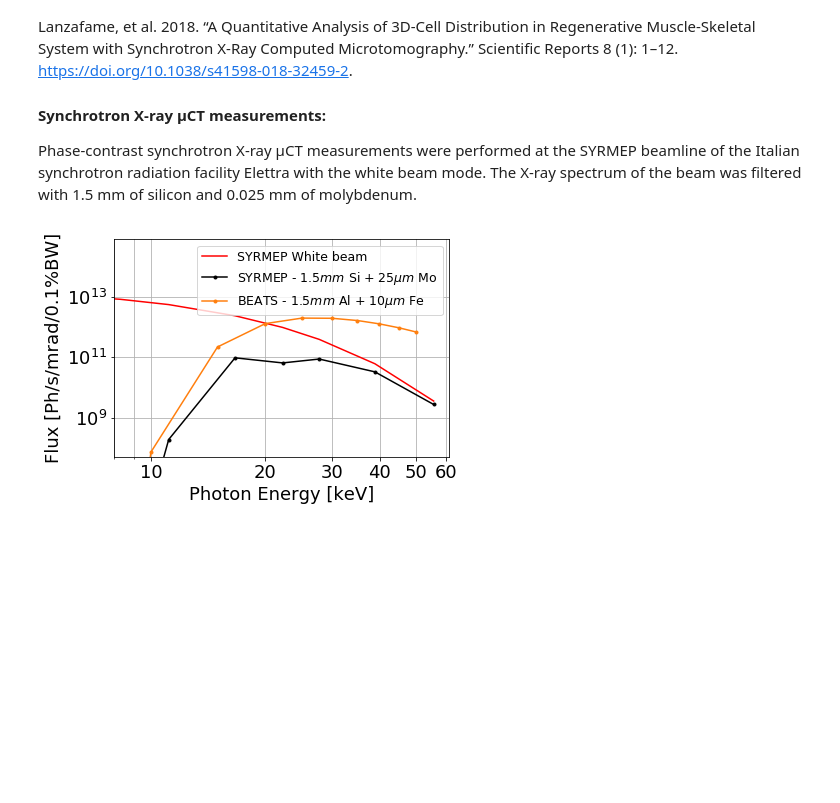
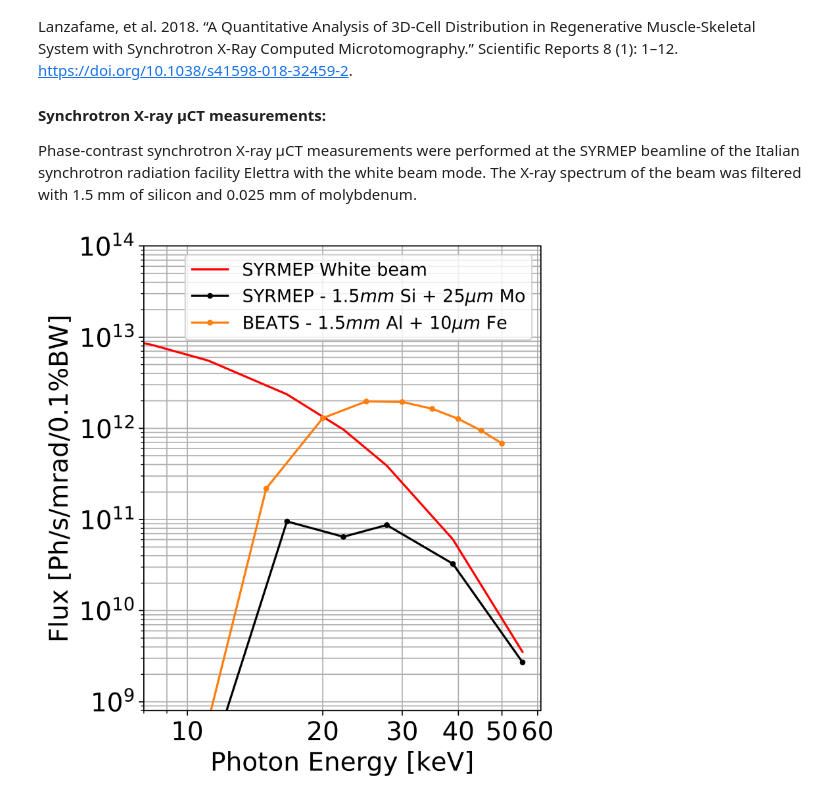
Before and after one commit to gianthk/BEATS_raytracing, a Jupyter notebook: BEATS_TDR-Chapter_07f_Optics_Raytracing-PinkBeamFlux-PCI.ipynb, the cells around one changed output. Saved outputs shown, nothing was run; the diff lists cells and outputs as text; code cells hidden in the pictures; blank space fills up the shorter version.

```diff
--- a/BEATS_TDR-Chapter_07f_Optics_Raytracing-PinkBeamFlux-PCI.ipynb
+++ b/BEATS_TDR-Chapter_07f_Optics_Raytracing-PinkBeamFlux-PCI.ipynb
@@ -139,26 +139,26 @@ performed at the SYRMEP beamline of the Italian synchrotron radiation facility E
 mode. The X-ray spectrum of the beam was filtered with 1.5 mm of silicon and 0.025 mm of molybdenum.
 # %%
 # SYRMEP pink beam for this study
-f, ax = plt.subplots()
+f, ax = plt.subplots(figsize=(5,6), dpi=600)
 plt.plot(1e-3*T_data_SYRMEP[:,0], F_SYRMEP, 'r')
 # plt.plot(1e-3*T_data_SYRMEP[:,0], F_SYRMEP*T_data_SYRMEP[:,15], '--k')
 plt.plot(1e-3*T_data_SYRMEP[:,0], F_SYRMEP*T_data_SYRMEP[:,16]*T_data_SYRMEP[:,15], '.-k')
 
 # plt.plot(1e-3*T_data_BEATS[:,0], Flux_1mrad*T_data_BEATS[:,4]*T_data_BEATS[:,6]*T_data_BEATS[:,3], ':k')
 # plt.plot(1e-3*T_data_BEATS[:,0], Flux_1mrad, 'b')
 plt.plot(1e-3*T_data_BEATS[:,0], Flux_1mrad*T_data_BEATS[:,3]*T_data_BEATS[:,4]*T_data_BEATS[:,8], '.-C1')
 # plt.plot(1e-3*T_data_BEATS2[:,0], F_BEATS*T_data_BEATS2[:,3]*T_data_BEATS2[:,4]*T_data_BEATS2[:,8], ':C1')
 
 ax.set_xscale('log')
 ax.set_yscale('log')
-ax.set(xlim=(8, 61), ylim=(0.5e8, 8e14))
+ax.set(xlim=(8, 61), ylim=(0.8e9, 1e14))
 plt.xticks(np.arange(10, 70, 10))
 ax.xaxis.set_major_formatter(ScalarFormatter())
 plt.xlabel('Photon Energy [keV]')
 plt.ylabel('Flux [Ph/s/mrad/0.1%BW]')
 plt.grid(True, which="both")
 # 'SYRMEP - 1.5 $mm$ Si',
 plt.legend(['SYRMEP White beam', 'SYRMEP - 1.5$mm$ Si + 25$\mu m$ Mo', 'BEATS - 1.5$mm$ Al + 10$\mu m$ Fe'], loc='upper right', fontsize="x-small")
 f.savefig("BEATS_PinkBeam_flux_PCI.png", bbox_inches='tight', dpi=600)
 # %% [output]
-[figure, old version]
+[figure, new version]
```
Also changed, not shown: parts of 1 cell of this notebook, 2 other files.
